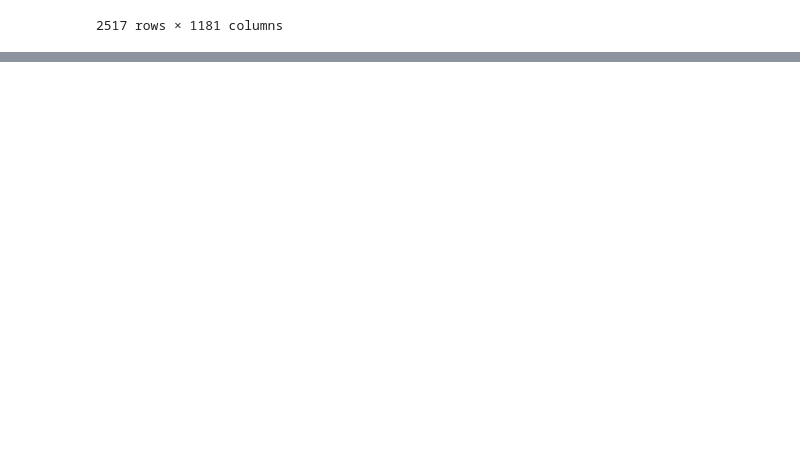
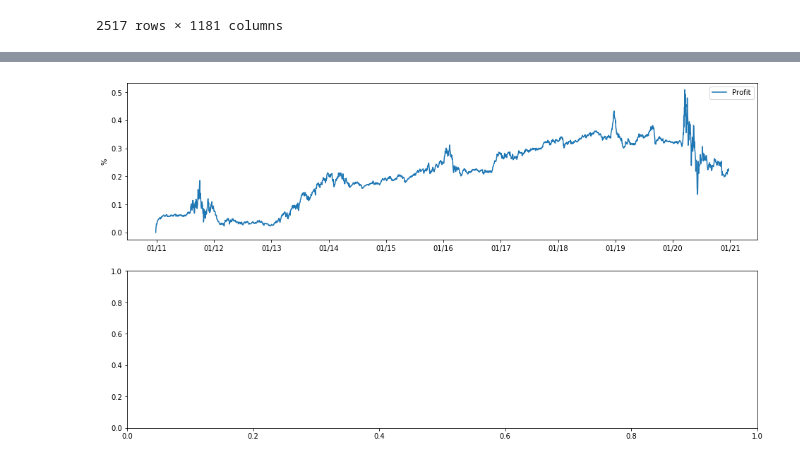
Before and after one commit to ricocahyadi777/quant-trading-project-maf, a Jupyter notebook: Quant.ipynb, the cells around one changed output, grey strips where cells are left out. Drawn from its saved outputs; the diff is of its cells as text; code cells hidden in the pictures; blank space fills up the shorter version.

```diff
--- a/Quant.ipynb
+++ b/Quant.ipynb
@@ -149,3 +136,6 @@ asset_log_returns
 | 20201222 | 0.003491 | 0.001245 | 0.012915 | -0.019552 | 0.031749 | -0.027593 | -0.006741 | 0.010819 | 0.008060 | -0.003682 | ... | ... |
 | 20201223 | 0.003313 | 0.013742 | -0.006437 | 0.042733 | 0.117783 | 0.015718 | -0.006263 | 0.012121 | -0.027909 | 0.001580 | ... | ... |
 2517 rows × 1181 columns
+# %%
+raw_return = asset_log_returns*trading_positions
+raw_return
@@ -151,0 +157,3 @@ asset_log_returns
+# %%
+raw_return["total"] = raw_return.sum(axis=1)
+raw_return["cum return"] = raw_return['total'].cumsum()
@@ -151,0 +177,15 @@ asset_log_returns
+# %%
+start_date = '20100101'
+end_date = '20201223'
+# %%
+fig, (ax1, ax2) = plt.subplots(2, 1, figsize=(16,9))
+
+date_index = pd.to_datetime(raw_return.loc[start_date:end_date, 'total'].index, format='%Y%m%d')
+ax1.plot(date_index, raw_return.loc[start_date:end_date,'total'].cumsum(), label='Profit')
+
+
+ax1.set_ylabel('%')
+ax1.legend(loc='best')
+ax1.xaxis.set_major_formatter(my_year_month_fmt)
+# %% [output]
+[figure, added]
```
Also changed, not shown: parts of 3 cells of this notebook.
